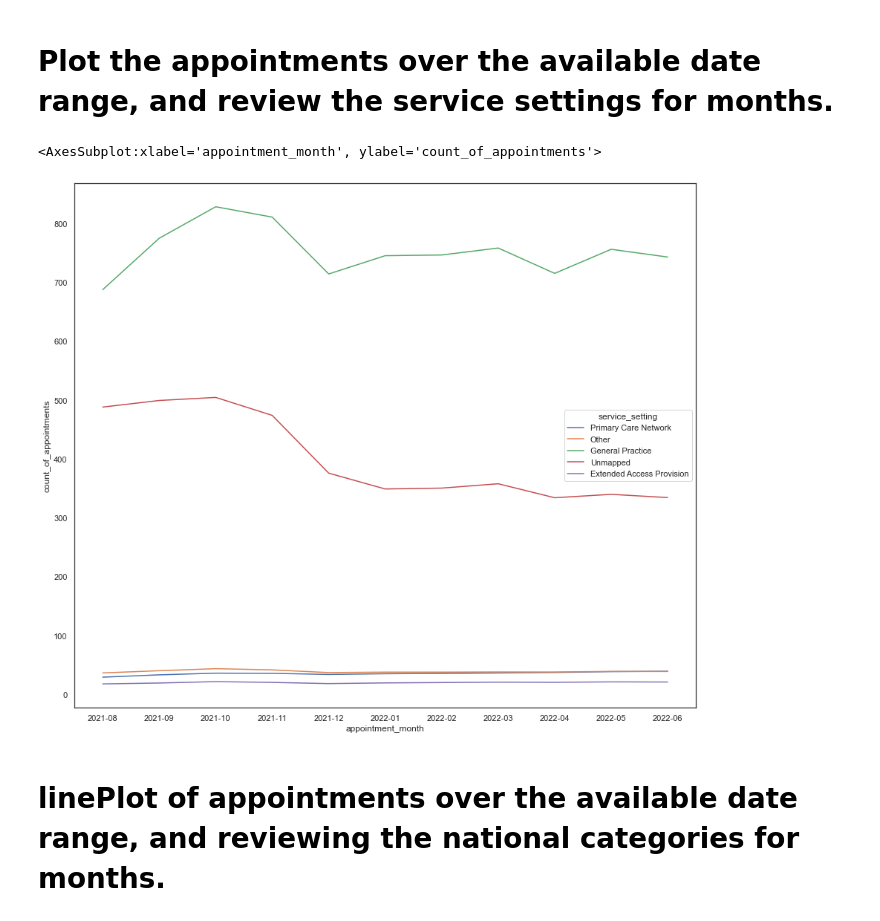
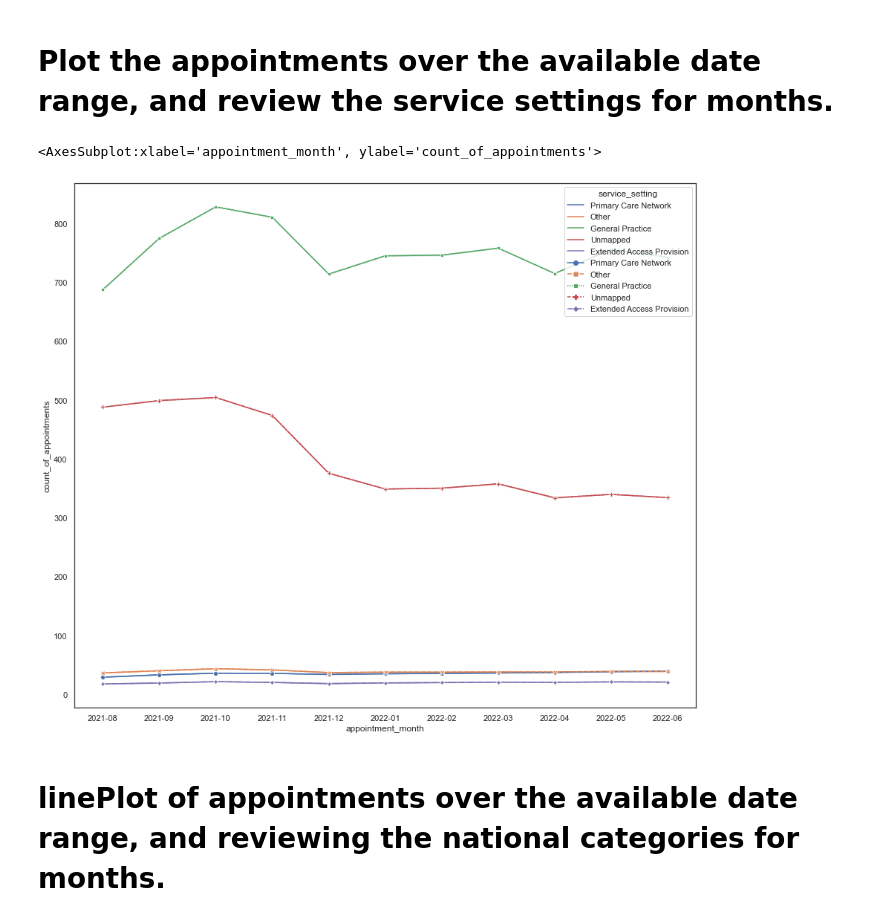
Before and after one commit to 04yash/LSE_DA_NHS_analysis., a Jupyter notebook: week 4 assignment.ipynb, the cells around one changed output. Saved outputs shown, nothing was run; the diff lists cells and outputs as text; code cells hidden in the pictures.

```diff
--- a/week 4 assignment.ipynb
+++ b/week 4 assignment.ipynb
@@ -47,11 +50,14 @@ sns.lineplot(x = 'appointment_month', y = 'count_of_appointments',
 # %%
 # Create lineplots with specification.
 sns.lineplot(x = 'appointment_month', y = 'count_of_appointments',
              data=nc[nc['service_setting'].isin(['General Practice', 'Extended Access Provision','Other','Unmapped','Primary Care Network'])],
              hue ='service_setting', ci=None)
+sns.lineplot(x = 'appointment_month', y = 'count_of_appointments',
+             data=nc[nc['service_setting'].isin(['General Practice', 'Extended Access Provision','Other','Unmapped','Primary Care Network'])],
+             hue ='service_setting',style = 'service_setting', markers=True, ci=0)
 # %% [output]
 <AxesSubplot:xlabel='appointment_month', ylabel='count_of_appointments'>
-[figure, old version]
+[figure, new version]
 # %% [markdown]
 # linePlot of appointments over the available date range, and reviewing the national categories for months.
 # %%
```
Also changed, not shown: parts of 5 cells of this notebook.
